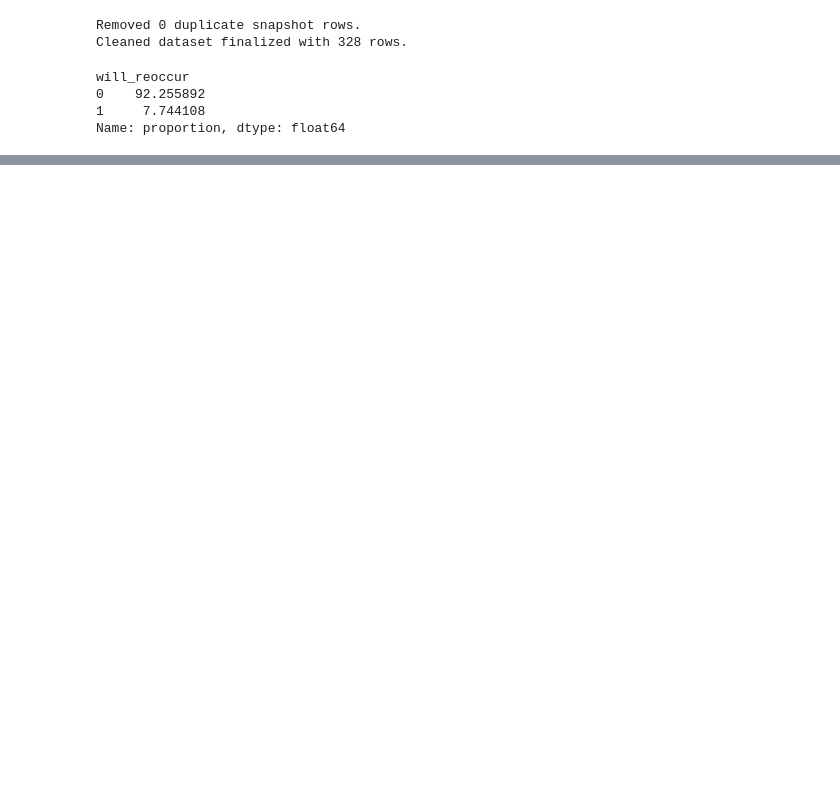
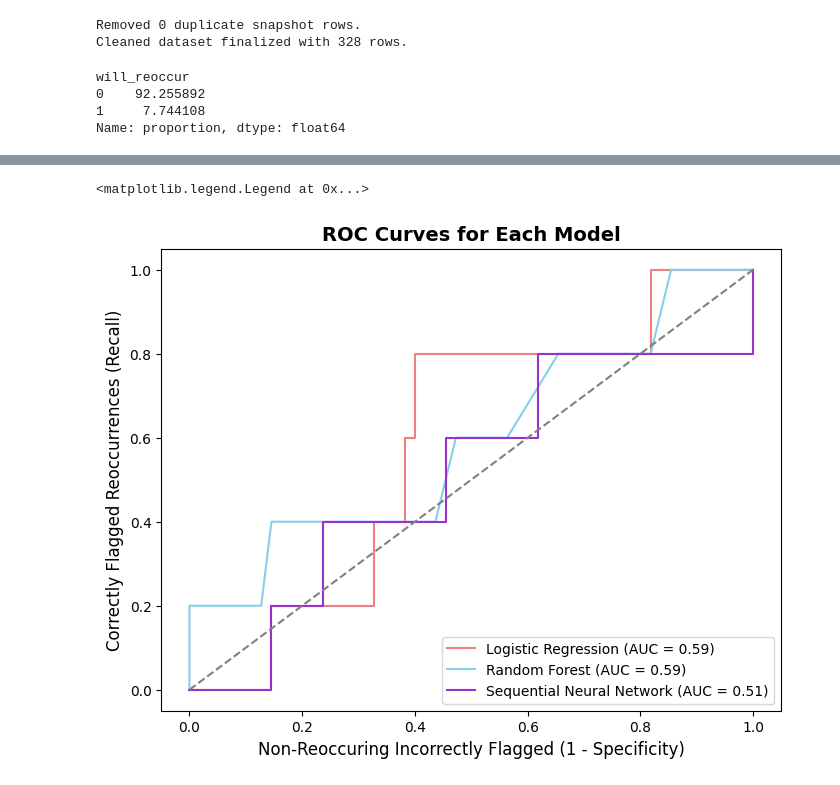
Before and after one commit to mcpham100/polymarket_mispricing, a Jupyter notebook: data/eda_and_modeling.ipynb, the cells around one changed output, grey strips where cells are left out. Cells and saved outputs as stored; diff of their text form; code cells hidden in the pictures; blank space fills up the shorter version.

```diff
--- a/data/eda_and_modeling.ipynb
+++ b/data/eda_and_modeling.ipynb
@@ -242,0 +179,28 @@ plt.tight_layout()
+# %%
+# ROC Curves
+from sklearn.metrics import roc_curve, auc
+
+plt.figure(figsize=(8, 6))
+
+# logistic regression
+lr_fpr, lr_tpr, _ = roc_curve(y_test, lr_probs)
+plt.plot(lr_fpr, lr_tpr, color='lightcoral', label=f'Logistic Regression (AUC = {roc_auc_score(y_test, lr_probs):.2f})')
+
+# random forest
+rf_fpr, rf_tpr, _ = roc_curve(y_test, rf_probs)
+plt.plot(rf_fpr, rf_tpr, color='skyblue', label=f'Random Forest (AUC = {roc_auc_score(y_test, rf_probs):.2f})')
+
+# keras nn curve
+nn_fpr, nn_tpr, _ = roc_curve(y_test, nn_probs)
+plt.plot(nn_fpr, nn_tpr, color='darkorchid', label=f'Sequential Neural Network (AUC = {roc_auc_score(y_test, nn_probs):.2f})')
+
+# baseline diagonal line (represents completely random guess)
+plt.plot([0, 1], [0, 1], color='grey', linestyle='--')
+
+plt.title("ROC Curves for Each Model", fontsize=14, fontweight='bold')
+plt.xlabel("Non-Reoccuring Incorrectly Flagged (1 - Specificity)", fontsize=12)
+plt.ylabel("Correctly Flagged Reoccurrences (Recall)", fontsize=12)
+plt.legend(loc="lower right", fontsize=10)
+# %% [output]
+<matplotlib.legend.Legend at 0x...>
+[figure, added]
```
Also changed, not shown: parts of 10 cells of this notebook.
